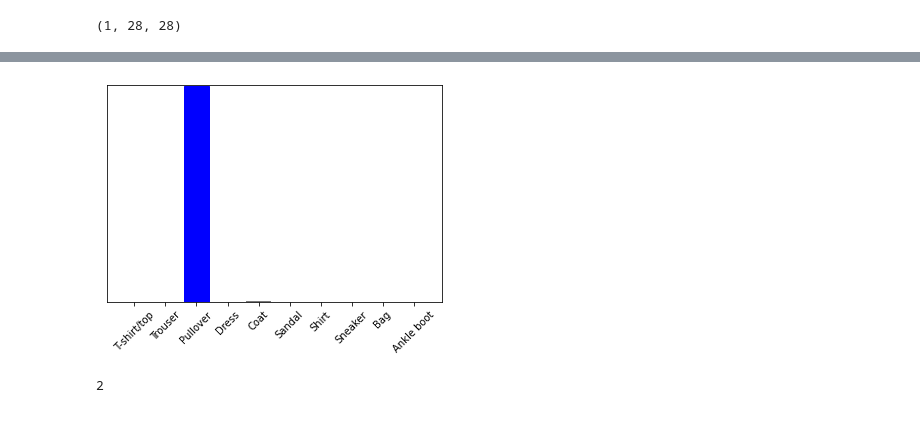
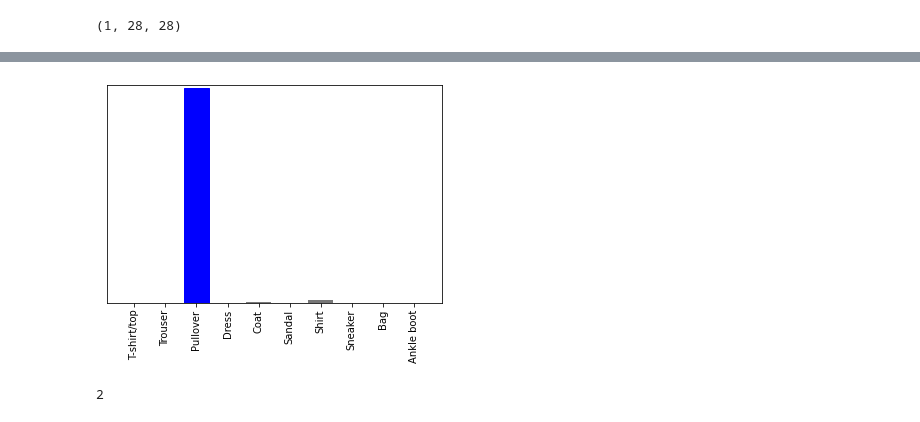
Before and after one commit to gbauer9/Jupyter-Notebooks, a Jupyter notebook: basic_im_class.ipynb, the cells around one changed output, grey strips where cells are left out. Saved outputs shown, nothing was run; the diff lists cells and outputs as text; code cells hidden in the pictures.

```diff
--- a/basic_im_class.ipynb
+++ b/basic_im_class.ipynb
@@ -268,8 +259,8 @@ print(predictions_single)
 # %%
 plot_value_array(1, predictions_single[0], test_labels)
-_ = plt.xticks(range(10), class_names, rotation=45)
+_ = plt.xticks(range(10), class_names, rotation=90)
 # %% [output]
-[figure, old version]
+[figure, new version]
 # %%
 np.argmax(predictions_single[0])
 # %% [output]
```
Also changed, not shown: parts of 8 cells of this notebook, 2 other files.
